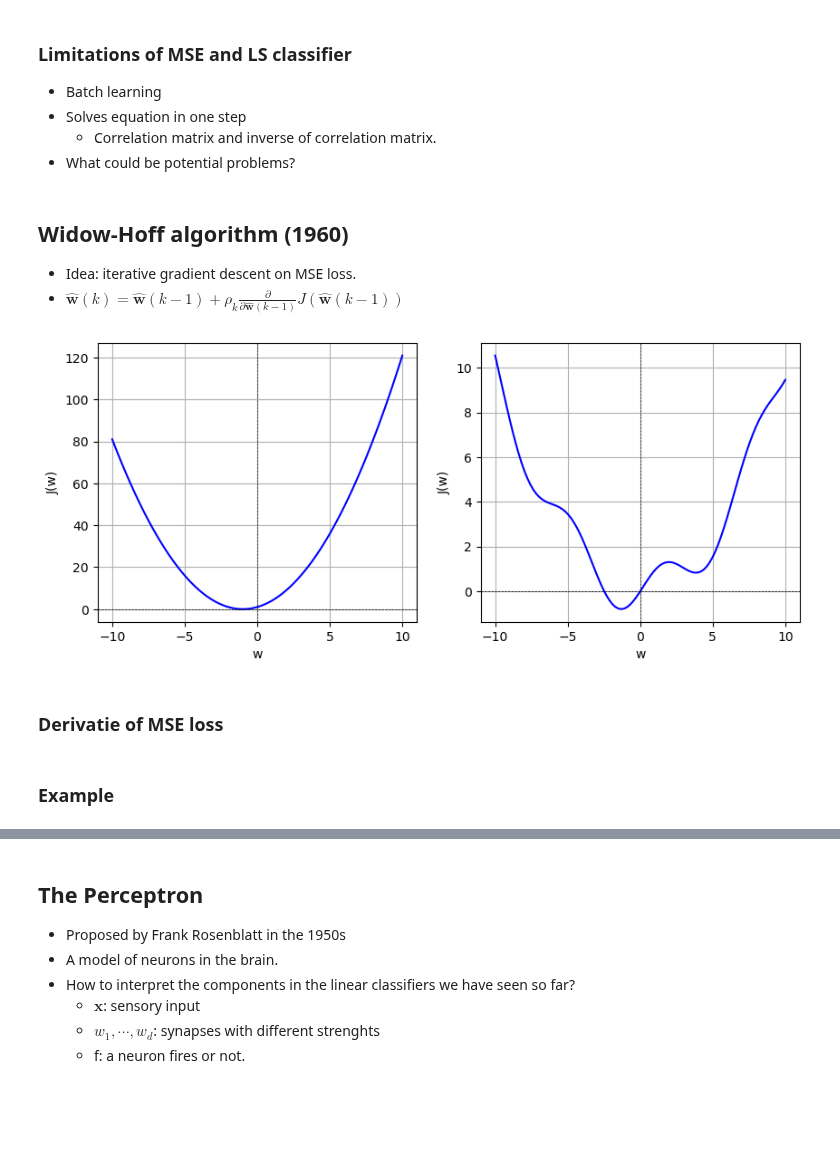
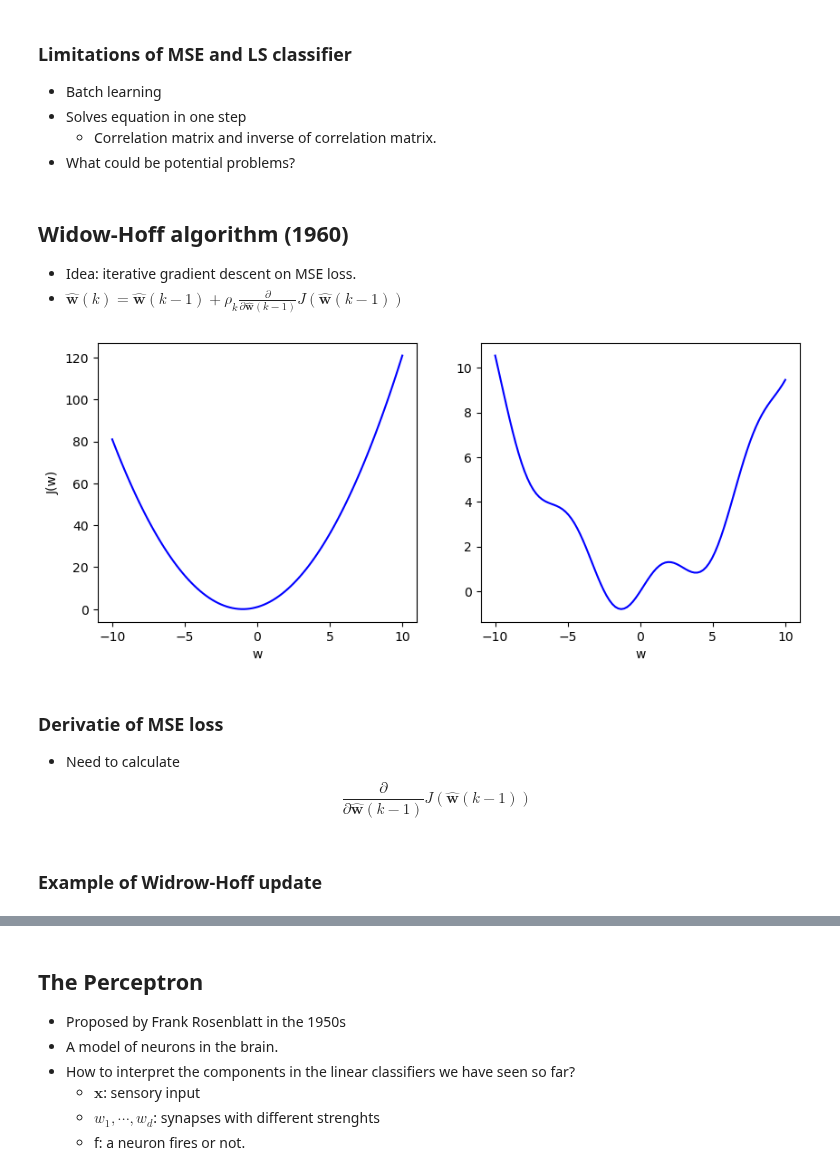
Before and after one commit to Wickstrom/pattern-recognition-handbook, a Jupyter notebook: notebooks/03/linear_classifiers.ipynb, the cells around one changed output, grey strips where cells are left out. Cells and saved outputs as stored; diff of their text form; code cells hidden in the pictures; blank space fills up the shorter version.

```diff
--- a/notebooks/03/linear_classifiers.ipynb
+++ b/notebooks/03/linear_classifiers.ipynb
@@ -137,7 +161,7 @@ Now, we derive an expression for calculating the weights of a linear classifier
 ## Widow-Hoff algorithm (1960)
 
 - Idea: iterative gradient descent on MSE loss.
-- $\hat{\mathbf{w}}(k) = \hat{\mathbf{w}}(k-1)+\rho_k \frac{\partial}{\partial \hat{\mathbf{w}}(k-1)} J(\hat{\mathbf{w}}(k-1))$
+- $\mathbf{\hat{w}}(k) = \mathbf{\hat{w}}(k-1)+\rho_k \frac{\partial}{\partial \mathbf{\hat{w}}(k-1)} J(\mathbf{\hat{w}}(k-1))$
 # %%
 w = np.linspace(-10, 10, 100)
 
@@ -147,23 +171,20 @@ def J_2(w): return np.sin(w) + 0.1 * w**2
 J_values_1 = J_1(w)
 J_values_2 = J_2(w)
 # %%
-
 plt.figure(figsize=(10, 4))
 plt.subplot(121)
 plt.plot(w, J_values_1, label="J(w) = w^2 + 2w + 1", color="blue")
-plt.axhline(0, color='black', linewidth=0.5, linestyle='--')
-plt.axvline(0, color='black', linewidth=0.5, linestyle='--')
 plt.xlabel("w")
 plt.ylabel("J(w)")
 plt.subplot(122)
 plt.plot(w, J_values_2, label="J(w) = w^2 + 2w + 1", color="blue")
-plt.axhline(0, color='black', linewidth=0.5, linestyle='--')
-plt.axvline(0, color='black', linewidth=0.5, linestyle='--')
 plt.xlabel("w")
 plt.show()
 # %% [output]
-[figure, old version]
+[figure, new version]
-# %% [markdown]
-### Derivatie of MSE loss
+# %% [markdown]
+### Derivatie of MSE loss
+
+- Need to calculate $$\frac{\partial}{\partial \mathbf{\hat{w}}(k-1)} J(\mathbf{\hat{w}}(k-1))$$
 # %% [markdown]
-### Example
+### Example of Widrow-Hoff update
```
Also changed, not shown: parts of 14 cells of this notebook.
